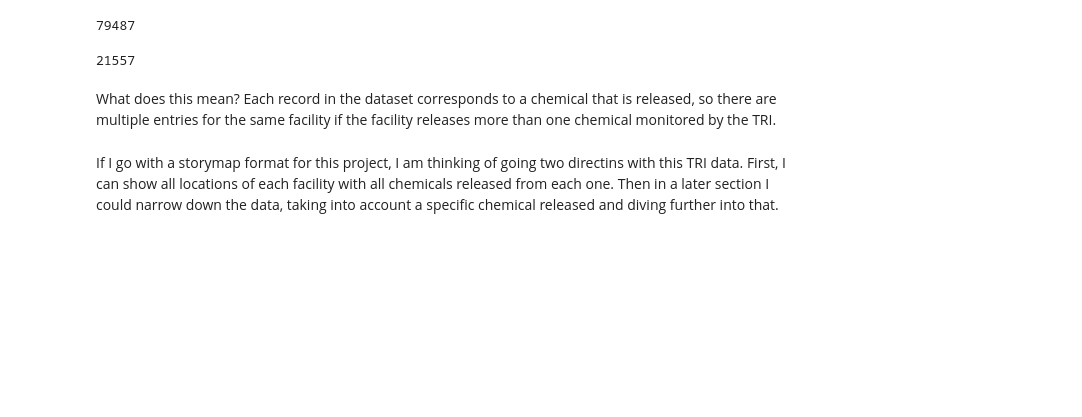
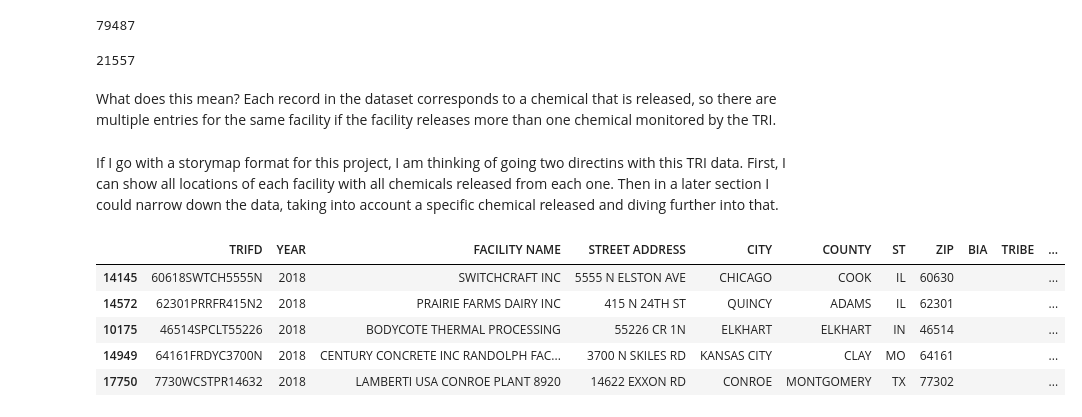
Before and after one commit to EileenGrady/us-industrial-pollution, a Jupyter notebook: TRI-data-exploration.ipynb, the cells around one changed output. Cells and saved outputs as stored; diff of their text form; code cells hidden in the pictures; blank space fills up the shorter version.

```diff
--- a/TRI-data-exploration.ipynb
+++ b/TRI-data-exploration.ipynb
@@ -293,0 +329,10 @@ If I go with a storymap format for this project, I am thinking of going two dire
+# %%
+# check results
+df_reduce.sample(5)
+# %% [output]
+|  | TRIFD | YEAR | FACILITY NAME | STREET ADDRESS | CITY | COUNTY | ST | ZIP | BIA | TRIBE | ... |
+| 14145 | 60618SWTCH5555N | 2018 | SWITCHCRAFT INC | 5555 N ELSTON AVE | CHICAGO | COOK | IL | 60630 |  |  | ... |
+| 14572 | 62301PRRFR415N2 | 2018 | PRAIRIE FARMS DAIRY INC | 415 N 24TH ST | QUINCY | ADAMS | IL | 62301 |  |  | ... |
+| 10175 | 46514SPCLT55226 | 2018 | BODYCOTE THERMAL PROCESSING | 55226 CR 1N | ELKHART | ELKHART | IN | 46514 |  |  | ... |
+| 14949 | 64161FRDYC3700N | 2018 | CENTURY CONCRETE INC RANDOLPH FAC... | 3700 N SKILES RD | KANSAS CITY | CLAY | MO | 64161 |  |  | ... |
+| 17750 | 7730WCSTPR14632 | 2018 | LAMBERTI USA CONROE PLANT 8920 | 14622 EXXON RD | CONROE | MONTGOMERY | TX | 77302 |  |  | ... |
```
Also changed, not shown: parts of 19 cells of this notebook.
